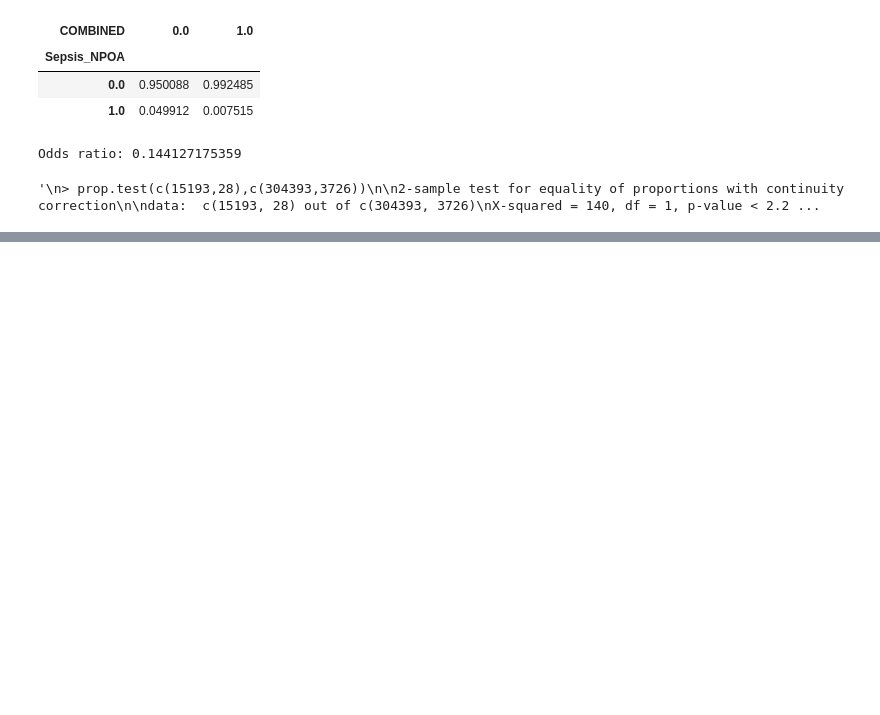
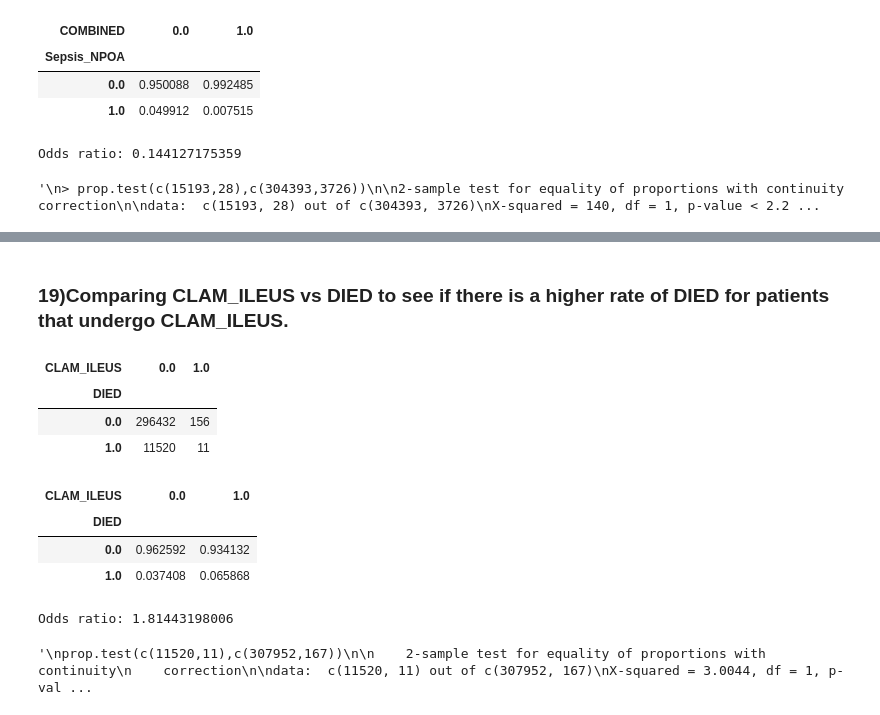
Before and after one commit to vionawu902/Loyola-ILEUS-Analysis, a Jupyter notebook: SPINE_ILEUS_CA.ipynb, the cells around one changed output, grey strips where cells are left out. Cells and saved outputs as stored; diff of their text form; code cells hidden in the pictures; blank space fills up the shorter version.

```diff
--- a/SPINE_ILEUS_CA.ipynb
+++ b/SPINE_ILEUS_CA.ipynb
@@ -722,0 +772,41 @@ sample estimates:
+# %% [markdown]
+### 19)Comparing CLAM_ILEUS vs DIED to see if there is a higher rate of DIED for patients that undergo CLAM_ILEUS.
+# %%
+ct_CLAM_DIED = pd.crosstab(CAData.DIED,CAData.CLAM_ILEUS); ct_CLAM_DIED
+# %% [output]
+| CLAM_ILEUS | 0.0 | 1.0 |
+| DIED |  |  |
+| 0.0 | 296432 | 156 |
+| 1.0 | 11520 | 11 |
+# %%
+pd.crosstab(CAData.DIED,CAData.CLAM_ILEUS).apply(lambda x: x/x.sum(), 0)
+# %% [output]
+| CLAM_ILEUS | 0.0 | 1.0 |
+| DIED |  |  |
+| 0.0 | 0.962592 | 0.934132 |
+| 1.0 | 0.037408 | 0.065868 |
+# %%
+print('Odds ratio:', stats.fisher_exact(ct_CLAM_DIED)[0])
+# %% [output]
+Odds ratio: 1.81443198006
+# %%
+#Implemented the hypothesis test in R
+'''
+prop.test(c(11520,11),c(307952,167))
+
+    2-sample test for equality of proportions with continuity
+    correction
+
+data:  c(11520, 11) out of c(307952, 167)
+X-squared = 3.0044, df = 1, p-value = 0.08304
+alternative hypothesis: two.sided
+95 percent confidence interval:
+ -0.06908259  0.01216292
+sample estimates:
+    prop 1     prop 2
+0.03740843 0.06586826
+
+'''
+#insignificant
+# %% [output]
+'\nprop.test(c(11520,11),c(307952,167))\n\n    2-sample test for equality of proportions with continuity\n    correction\n\ndata:  c(11520, 11) out of c(307952, 167)\nX-squared = 3.0044, df = 1, p-val ...
```
Also changed, not shown: parts of 38 cells of this notebook.
